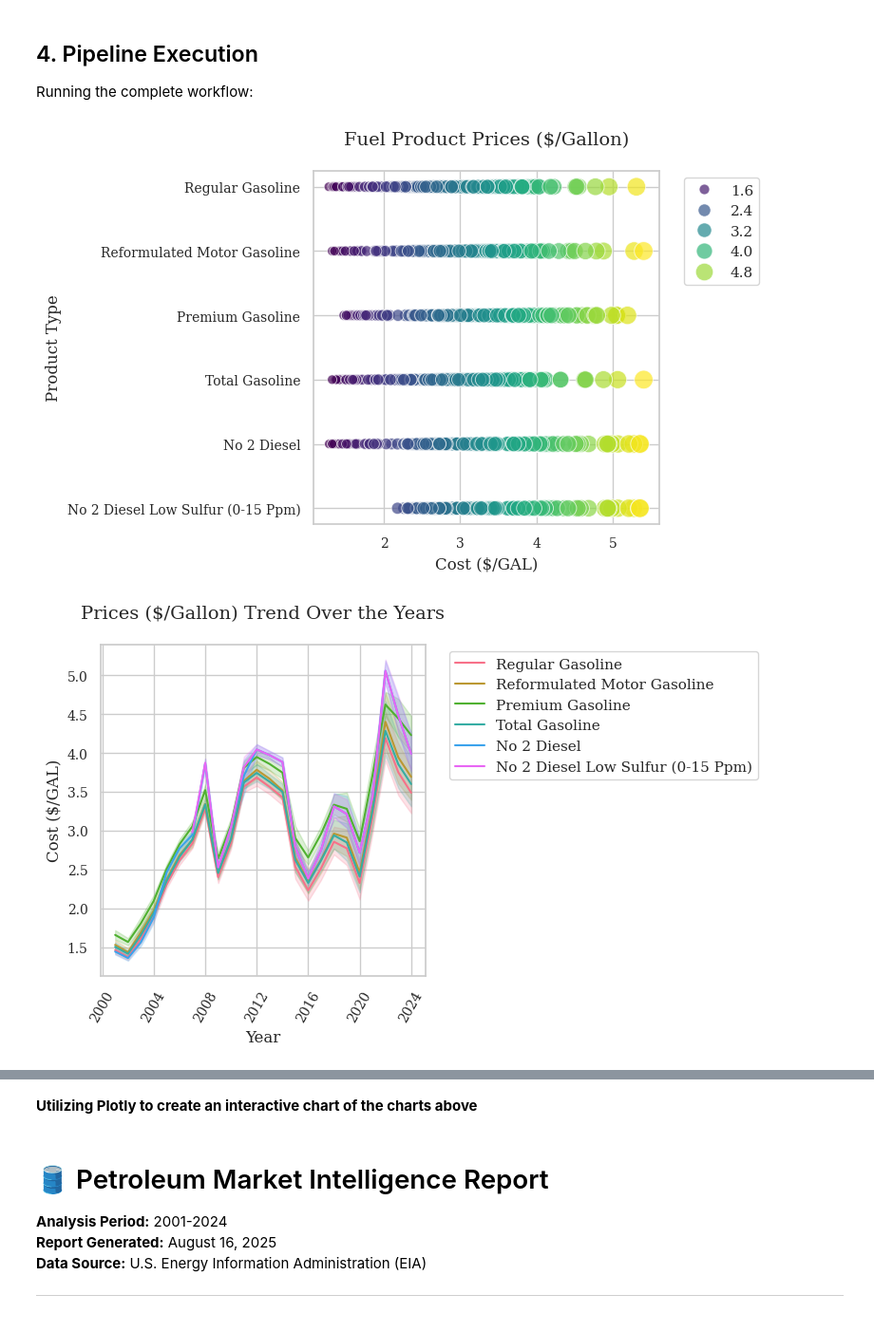
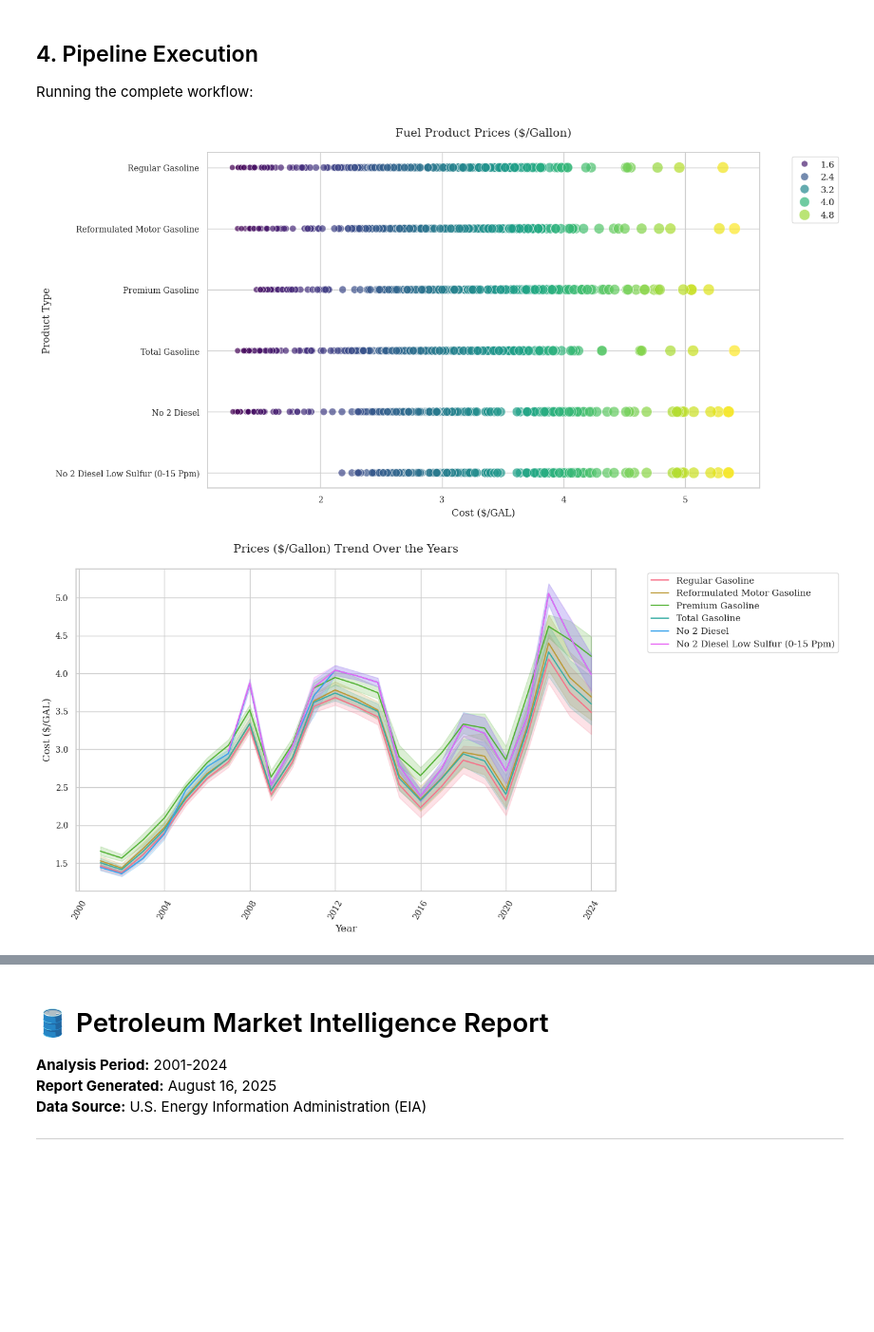
Before and after one commit to Nueltaj/Fuel-Price-Analysis-USA-, a Jupyter notebook: notebook/US_Fuel_Price_Analysis.ipynb, the cells around one changed output, grey strips where cells are left out. Shown at 95% size. Drawn from its saved outputs; the diff is of its cells as text; code cells hidden in the pictures; blank space fills up the shorter version.

Commit message:
Fix saved plot sizing and resolution for better readability

```diff
--- a/notebook/US_Fuel_Price_Analysis.ipynb
+++ b/notebook/US_Fuel_Price_Analysis.ipynb
@@ -214,6 +214,11 @@ Generates 5 analytical views:
 4. **Fuel Comparisons**: Product-type analysis
 5. **National vs States**: Trend comparisons
 # %%
+# Ensure outputs folder exists
+PLOT_DIR = os.path.join("outputs", "plots")
+os.makedirs(PLOT_DIR, exist_ok=True)
+
+
 # visualization
 def set_plot_style():
     """
@@ -248,7 +253,7 @@ def plot_scatter(df):
     Outputs:
         Saves scatter plot to: outputs/plots/Fuel_Product_Prices_YYYY-MM-DD.png
     """
-    plt.figure(figsize=(8, 5))
+    plt.figure(figsize=(14, 7))
     sns.scatterplot(
         x="value",
         y="product-name",
@@ -264,8 +269,8 @@ def plot_scatter(df):
     plt.ylabel("Product Type")
     plt.legend(bbox_to_anchor=(1.05, 1), loc="upper left")
     today_str = date.today().strftime("%Y-%m-%d")
-    plt.savefig(os.path.join(PLOT_DIR, f"Fuel_Product_Prices_{today_str}.png"))
     plt.tight_layout()
+    plt.savefig(os.path.join(PLOT_DIR, f"Fuel_Product_Prices_{today_str}.png"),dpi=300,bbox_inches="tight")
 
 
 def plot_price_trend(df):
@@ -281,7 +286,7 @@ def plot_price_trend(df):
     Outputs:
         Saves line plot to: outputs/plots/Prices_Trend_Over_the_Years_YYYY-MM-DD.png
     """
-    plt.figure(figsize=(8, 5))
+    plt.figure(figsize=(14, 7))
     sns.lineplot(x="period", y="value", data=df, hue="product-name", palette="husl")
     plt.xticks(rotation=60)
     plt.title("Prices ($/Gallon) Trend Over the Years", pad=20)
@@ -289,10 +294,11 @@ def plot_price_trend(df):
     plt.ylabel("Cost ($/GAL)")
     plt.legend(bbox_to_anchor=(1.05, 1), loc="upper left")
     today_str = date.today().strftime("%Y-%m-%d")
+    plt.tight_layout()
     plt.savefig(
-        os.path.join(PLOT_DIR, f"Prices_Prices_Trend_Over_the_Years_{today_str}.png")
+        os.path.join(PLOT_DIR, f"Prices_Prices_Trend_Over_the_Years_{today_str}.png"),dpi=300,bbox_inches="tight"
     )
-    plt.tight_layout()
+
 
 
 def plot_regional_cost(df):
@@ -310,7 +316,7 @@ def plot_regional_cost(df):
         Saves bar plot to: outputs/plots/Regional_Cost_by_Area_and_Product_YYYY-MM-DD.png
     """
     data_2024_25 = df[df["period"].dt.year.isin([2024, 2025])]
-    plt.figure(figsize=(12, 6))
+    plt.figure(figsize=(14, 7))
     sns.barplot(data=data_2024_25, x="area-name", y="value", hue="product-name")
     plt.xticks(rotation=60)
     plt.title("Regional Cost by Area and Product (2024–2025)", pad=20)
@@ -318,10 +324,11 @@ def plot_regional_cost(df):
     plt.xlabel("Region")
     plt.legend(bbox_to_anchor=(1.05, 1), loc="upper left")
     today_str = date.today().strftime("%Y-%m-%d")
+    plt.tight_layout()
     plt.savefig(
-        os.path.join(PLOT_DIR, f"Regional_Cost_by_Area_and_Product_{today_str}.png")
+        os.path.join(PLOT_DIR, f"Regional_Cost_by_Area_and_Product_{today_str}.png"),dpi=300,bbox_inches="tight"
     )
-    plt.tight_layout()
+
 
 
 def plot_fuel_type_comparison(df):
@@ -344,7 +351,7 @@ def plot_fuel_type_comparison(df):
         >>> plot_fuel_type_comparison(cleaned_data)
     """
     data_2024_25 = df[df["period"].dt.year.isin([2024, 2025])]
-    plt.figure(figsize=(10, 5))
+    plt.figure(figsize=(14, 7))
     sns.barplot(data=data_2024_25, x="product-name", y="value", hue="period")
     plt.xticks(rotation=45)
     plt.title("Fuel type Cost by Area and Time (2024–2025)", pad=20)
@@ -352,8 +359,8 @@ def plot_fuel_type_comparison(df):
     plt.xlabel("Product Name")
     plt.legend(bbox_to_anchor=(1.05, 1), loc="upper left")
     today_str = date.today().strftime("%Y-%m-%d")
-    plt.savefig(os.path.join(PLOT_DIR, f"Fuel_Type_Cost_Comparison_{today_str}.png"))
     plt.tight_layout()
+    plt.savefig(os.path.join(PLOT_DIR, f"Fuel_Type_Cost_Comparison_{today_str}.png"),dpi=300,bbox_inches="tight")
 
 
 def plot_us_trend_vs_states(df):
@@ -376,7 +383,7 @@ def plot_us_trend_vs_states(df):
     Example:
         >>> plot_us_trend_vs_states(cleaned_data)
     """
-    plt.figure(figsize=(8, 5))
+    plt.figure(figsize=(14, 7))
     sns.lineplot(x="period", y="value", data=df, hue="area-name", palette="tab20")
     plt.xticks(rotation=60)
     plt.title("U.S. National Trend vs States", pad=20)
@@ -385,8 +392,9 @@ def plot_us_trend_vs_states(df):
     plt.legend(bbox_to_anchor=(1.05, 1), loc="upper left")
     plt.tight_layout()
     today_str = date.today().strftime("%Y-%m-%d")
+    plt.tight_layout()
     plt.savefig(
-        os.path.join(PLOT_DIR, f"U_S__National_Trend_vs_States_{today_str}.png")
+        os.path.join(PLOT_DIR, f"U_S__National_Trend_vs_States_{today_str}.png"),dpi=300,bbox_inches="tight"
     )
 
 
@@ -494,23 +496,25 @@ Running the complete workflow:
 # %%
 # Main execution
 if __name__ == "__main__":
     set_plot_style()
 
     # Fetch data
     API_KEY = os.getenv("EIA_API_KEY", "eg3hiIakLLsprBiSiTVP4C1Wz0NeLYPLISKYe5ap")
     df = fetch_petroleum_data(API_KEY)
 
     # Clean data
     df = clean_petroleum_data(df)
 
     # Generate Visualizations (seaborn)
     plot_scatter(df)
     plot_price_trend(df)
     plot_regional_cost(df)
     plot_fuel_type_comparison(df)
     plot_us_trend_vs_states(df)
+    # Generate Visualizations (Plotly)
+    create_all_charts(df)
 
     plt.show()
 # %% [output]
-[figure, old version]
+[figure, new version]
-[figure, old version]
+[figure, new version]
@@ -520,2 +523,0 @@ if __name__ == "__main__":
-# %% [markdown]
-**Utilizing Plotly to create an interactive chart of the charts above**
```
Also changed, not shown: parts of 3 cells of this notebook, 18 other files.
